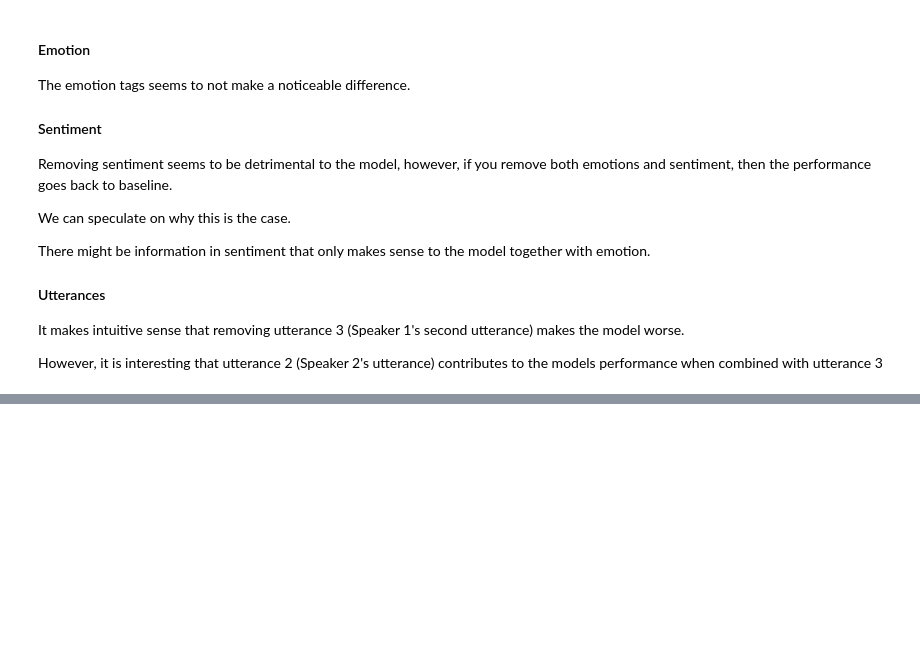
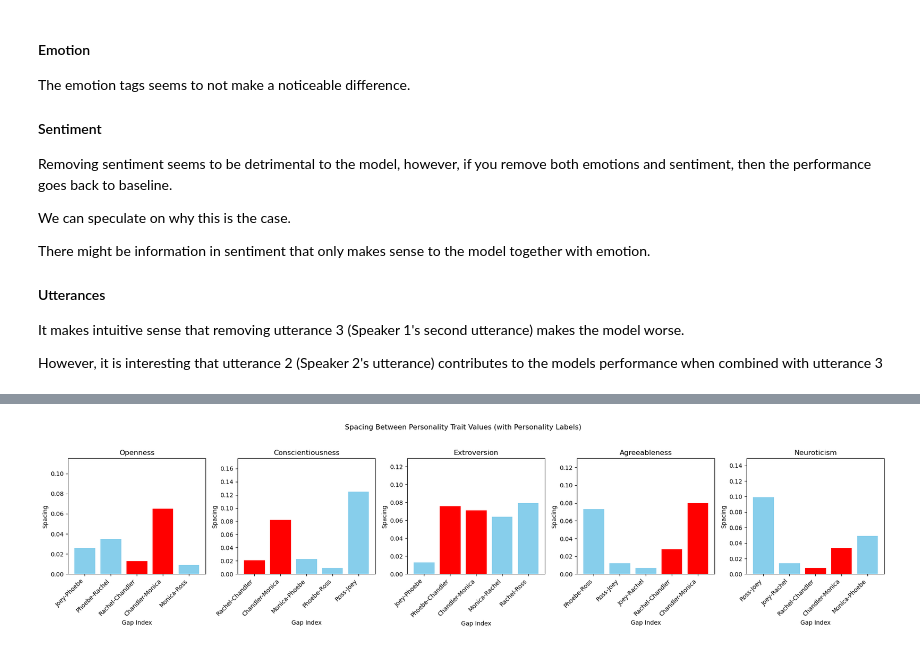
Before and after one commit to KristofferLund94/NLP_Personality_Analysis, a Jupyter notebook: NLP_Personality_Analysis_Task6Only.ipynb, the cells around one changed output, grey strips where cells are left out. Cells and saved outputs as stored; diff of their text form; code cells hidden in the pictures; blank space fills up the shorter version.

```diff
--- a/NLP_Personality_Analysis_Task6Only.ipynb
+++ b/NLP_Personality_Analysis_Task6Only.ipynb
@@ -484,0 +741,60 @@ However, it is interesting that utterance 2 (Speaker 2's utterance) contributes
+# %%
+def plot_trait_spacing_with_labels(personalities, highlight="Chandler"):
+    # Convert personalities dictionary to DataFrame
+    personalities_df = pd.DataFrame(personalities, index=["Openness", "Conscientiousness", "Extroversion", "Agreeableness", "Neuroticism"])
+
+    # Store the spacing data and labels for plotting
+    spacing_data = {}
+    spacing_labels = {}
+
+    # Loop through each trait and calculate spacing between sorted values
+    for trait in personalities_df.index:
+        # Sort the values and get corresponding personality names
+        sorted_values = personalities_df.loc[trait].sort_values()
+        sorted_personalities = sorted_values.index
+
+        # Calculate the spacing (differences) between each successive value
+        spacing = np.diff(sorted_values.values)
+        spacing_data[trait] = spacing
+
+        # Generate labels for each gap (who each gap is between)
+        labels = [f"{sorted_personalities[i]}-{sorted_personalities[i+1]}" for i in range(len(sorted_personalities) - 1)]
+        spacing_labels[trait] = labels
+
+    # Plotting
+    fig, axes = plt.subplots(nrows=1, ncols=5, figsize=(20, 5))
+    fig.suptitle("Spacing Between Personality Trait Values (with Personality Labels)")
+
+    for idx, (trait, spacing) in enumerate(spacing_data.items()):
+        ax = axes[idx]
+
+        # Assign colors, with red for bars involving the highlighted personality
+        colors = ["red" if highlight in label else "skyblue" for label in spacing_labels[trait]]
+
+        # Plot bars with designated colors
+        ax.bar(range(len(spacing)), spacing, color=colors)
+        ax.set_title(trait)
+        ax.set_xlabel("Gap Index")
+        ax.set_ylabel("Spacing")
+        ax.set_ylim(0, max(spacing) + 0.05)
+
+        # Set custom x-tick labels to show which personalities the gaps are between
+        ax.set_xticks(range(len(spacing)))
+        ax.set_xticklabels(spacing_labels[trait], rotation=45, ha="right")
+
+    plt.tight_layout(rect=[0, 0, 1, 0.95])
+    plt.show()
+
+# Example usage
+personalities = {
+    "Chandler": [0.648, 0.375, 0.386, 0.58, 0.477],
+    "Joey": [0.574, 0.614, 0.297, 0.545, 0.455],
+    "Monica": [0.713, 0.457, 0.457, 0.66, 0.511],
+    "Phoebe": [0.6, 0.48, 0.31, 0.46, 0.56],
+    "Rachel": [0.635, 0.354, 0.521, 0.552, 0.469],
+    "Ross": [0.722, 0.489, 0.6, 0.533, 0.356]
+}
+
+plot_trait_spacing_with_labels(personalities)
+# %% [output]
+[figure, added]
```
Also changed, not shown: parts of 18 cells of this notebook, 1 other file.
